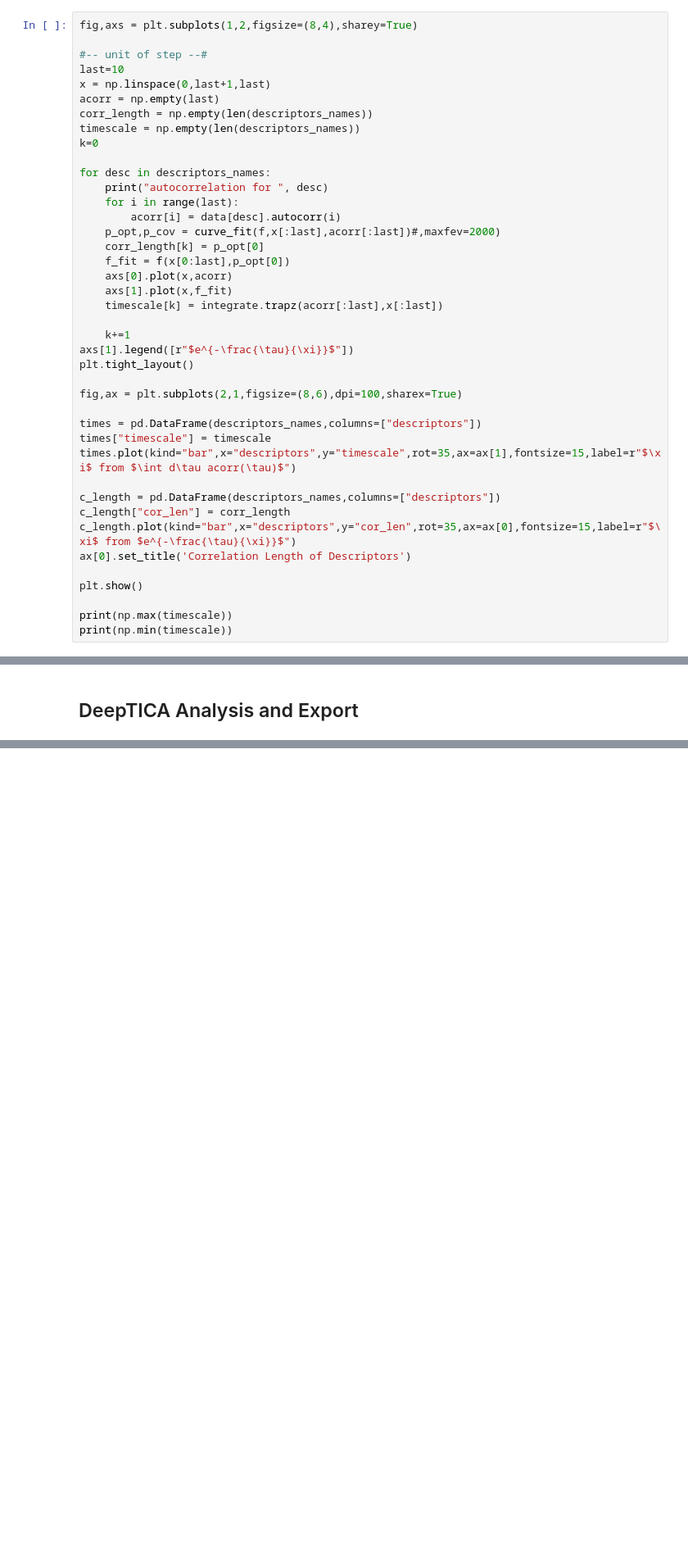
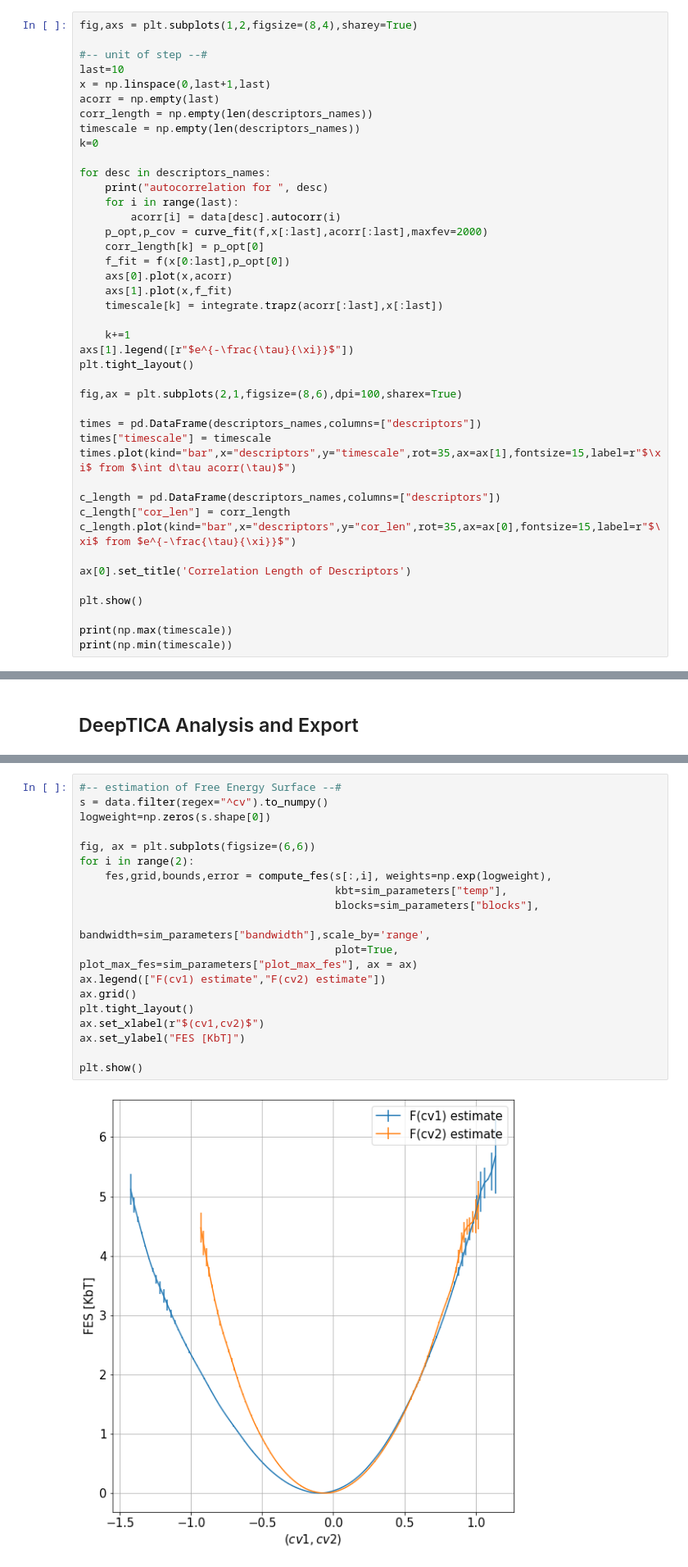
Before and after one commit to nicolopedrani/Hyper-TICA, a Jupyter notebook: Toy_Model/iterative-TICA.ipynb, the cells around one changed output, grey strips where cells are left out. Shown at 82% size. Drawn from its saved outputs; the diff is of its cells as text; blank space fills up the shorter version.

```diff
--- a/Toy_Model/iterative-TICA.ipynb
+++ b/Toy_Model/iterative-TICA.ipynb
@@ -266,7 +263,7 @@ for desc in descriptors_names:
     print("autocorrelation for ", desc)
     for i in range(last):
         acorr[i] = data[desc].autocorr(i)
-    p_opt,p_cov = curve_fit(f,x[:last],acorr[:last])#,maxfev=2000)
+    p_opt,p_cov = curve_fit(f,x[:last],acorr[:last],maxfev=2000)
     corr_length[k] = p_opt[0]
     f_fit = f(x[0:last],p_opt[0])
     axs[0].plot(x,acorr)
@@ -286,6 +283,7 @@ times.plot(kind="bar",x="descriptors",y="timescale",rot=35,ax=ax[1],fontsize=15,
 c_length = pd.DataFrame(descriptors_names,columns=["descriptors"])
 c_length["cor_len"] = corr_length
 c_length.plot(kind="bar",x="descriptors",y="cor_len",rot=35,ax=ax[0],fontsize=15,label=r"$\xi$ from $e^{-\frac{\tau}{\xi}}$")
+
 ax[0].set_title('Correlation Length of Descriptors')
 
 plt.show()
@@ -460,0 +467,21 @@ plot_hexbin(model,data,X)#,save=file)
+# %%
+#-- estimation of Free Energy Surface --#
+s = data.filter(regex="^cv").to_numpy()
+logweight=np.zeros(s.shape[0])
+
+fig, ax = plt.subplots(figsize=(6,6))
+for i in range(2):
+    fes,grid,bounds,error = compute_fes(s[:,i], weights=np.exp(logweight),
+                                        kbt=sim_parameters["temp"],
+                                        blocks=sim_parameters["blocks"],
+                                        bandwidth=sim_parameters["bandwidth"],scale_by='range',
+                                        plot=True, plot_max_fes=sim_parameters["plot_max_fes"], ax = ax)
+ax.legend(["F(cv1) estimate","F(cv2) estimate"])
+ax.grid()
+plt.tight_layout()
+ax.set_xlabel(r"$(cv1,cv2)$")
+ax.set_ylabel("FES [KbT]")
+
+plt.show()
+# %% [output]
+[figure, added]
```
Also changed, not shown: parts of 20 cells of this notebook, 3 other files.
